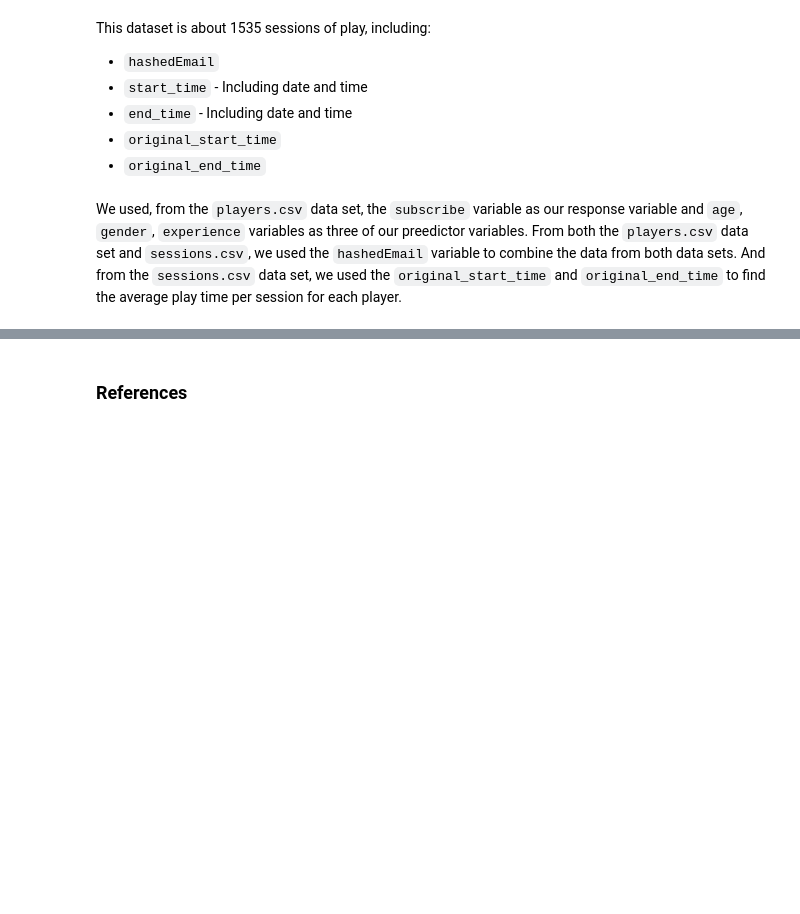
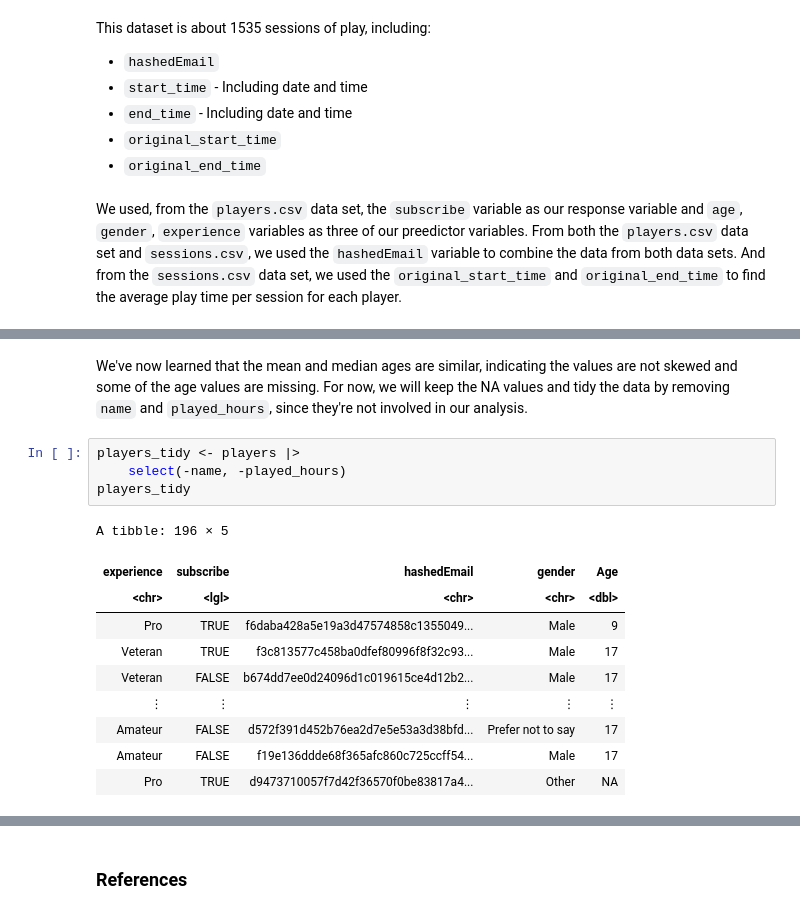
Before and after one commit to sarahmontgomery04/dsci-100-2025w2-group-13, a Jupyter notebook: Project Final Report.ipynb, the cells around one changed output, grey strips where cells are left out. Cells and saved outputs as stored; diff of their text form; blank space fills up the shorter version.

```diff
--- a/Project Final Report.ipynb
+++ b/Project Final Report.ipynb
@@ -36,0 +134,17 @@ We used, from the `players.csv` data set, the `subscribe` variable as our respon
+# %% [markdown]
+We've now learned that the mean and median ages are similar, indicating the values are not skewed and some of the age values are missing. For now, we will keep the NA values and tidy the data by removing `name` and `played_hours`, since they're not involved in our analysis.
+# %%
+players_tidy <- players |>
+    select(-name, -played_hours)
+players_tidy
+# %% [output]
+A tibble: 196 × 5
+| experience | subscribe | hashedEmail | gender | Age |
+| <chr> | <lgl> | <chr> | <chr> | <dbl> |
+| Pro | TRUE | f6daba428a5e19a3d47574858c1355049... | Male | 9 |
+| Veteran | TRUE | f3c813577c458ba0dfef80996f8f32c93... | Male | 17 |
+| Veteran | FALSE | b674dd7ee0d24096d1c019615ce4d12b2... | Male | 17 |
+| ⋮ | ⋮ | ⋮ | ⋮ | ⋮ |
+| Amateur | FALSE | d572f391d452b76ea2d7e5e53a3d38bfd... | Prefer not to say | 17 |
+| Amateur | FALSE | f19e136ddde68f365afc860c725ccff54... | Male | 17 |
+| Pro | TRUE | d9473710057f7d42f36570f0be83817a4... | Other | NA |
```
Also changed, not shown: parts of 12 cells of this notebook.
